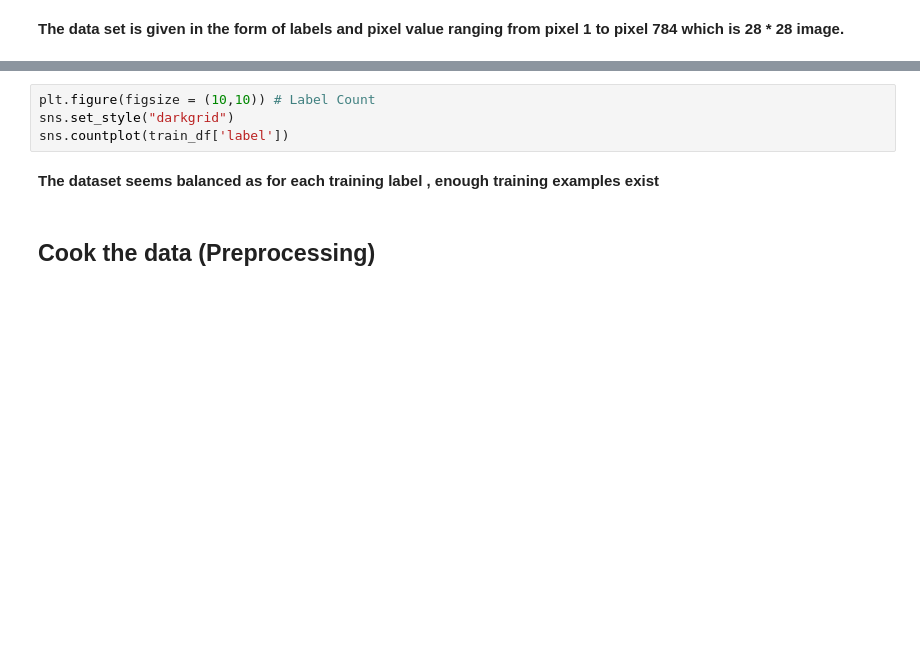
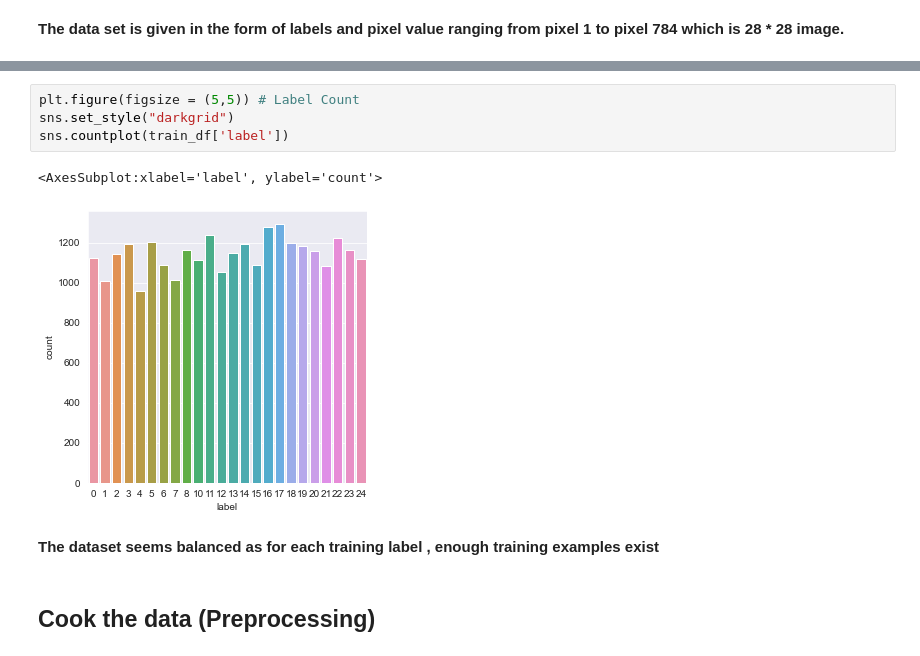
Before and after one commit to oyesaurav/Sign-Language-Recognition, a Jupyter notebook: sign-language-recognition.ipynb, the cells around one changed output, grey strips where cells are left out. Drawn from its saved outputs; the diff is of its cells as text; blank space fills up the shorter version.

```diff
--- a/sign-language-recognition.ipynb
+++ b/sign-language-recognition.ipynb
@@ -41,7 +48,10 @@ np.unique(unique_val)
 # %%
-plt.figure(figsize = (10,10)) # Label Count
+plt.figure(figsize = (5,5)) # Label Count
 sns.set_style("darkgrid")
 sns.countplot(train_df['label'])
+# %% [output]
+<AxesSubplot:xlabel='label', ylabel='count'>
+[figure, added]
 # %% [markdown]
 **The dataset seems balanced as for each training label , enough training examples exist**
 # %% [markdown]
```
Also changed, not shown: parts of 19 cells of this notebook, 2 other files.
